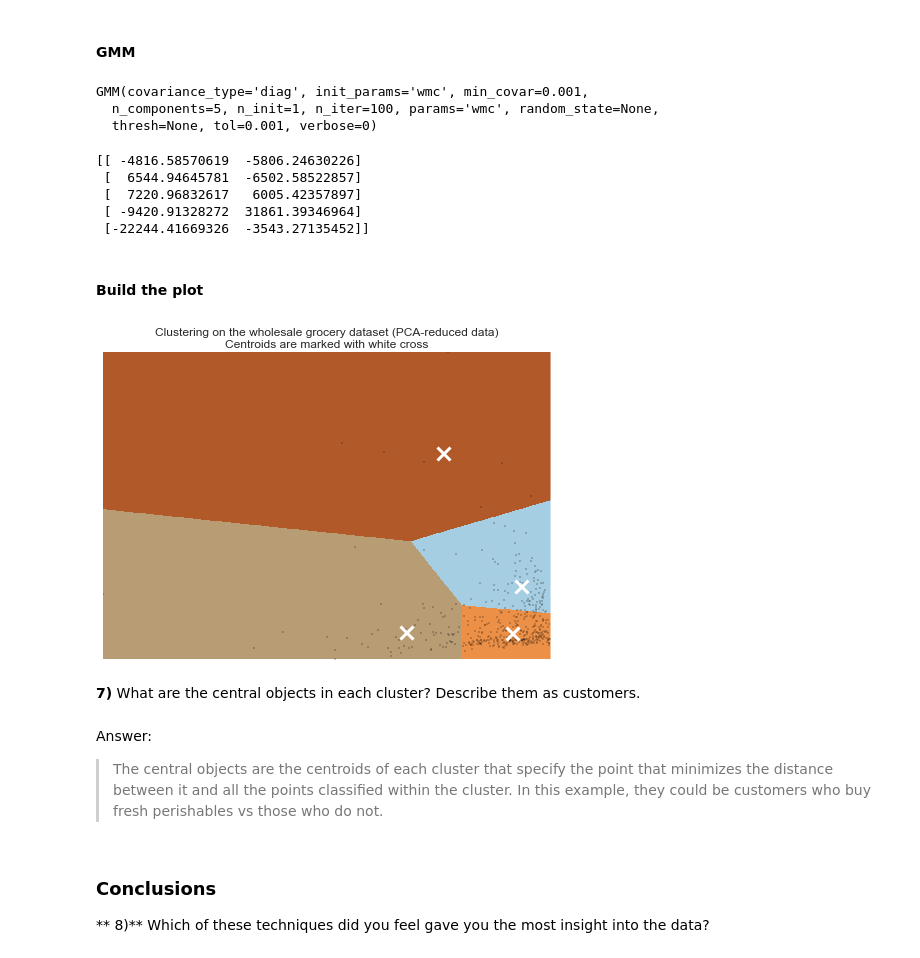
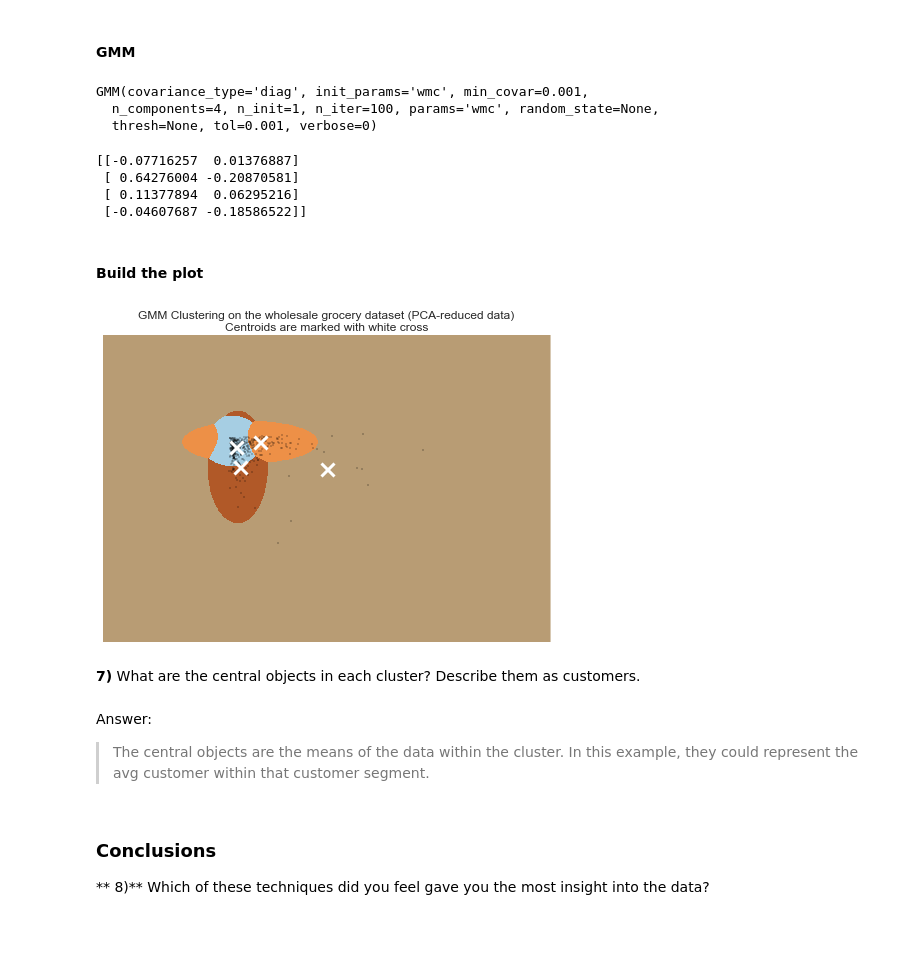
Before and after one commit to kcbighuge/p3-customer-segments, a Jupyter notebook: extras/customer_segments_editing.ipynb, the cells around one changed output. Saved outputs shown, nothing was run; the diff lists cells and outputs as text; code cells hidden in the pictures; blank space fills up the shorter version.

```diff
--- a/extras/customer_segments_editing.ipynb
+++ b/extras/customer_segments_editing.ipynb
@@ -98,6 +98,19 @@ Answer:
 - Delicatessen appears uncorrelated to other features.
 # %% [markdown]
 ### [PCA](http://scikit-learn.org/stable/modules/generated/sklearn.decomposition.PCA.html)
+# %%
+# scale data
+# http://scikit-learn.org/stable/modules/generated/sklearn.preprocessing.MinMaxScaler.html
+from sklearn.preprocessing import MinMaxScaler
+
+min_max_scaler = MinMaxScaler(feature_range=(0, 1), copy=True)
+
+# keep original unscaled data
+data_orig = data
+
+# fit and transform/scale the data
+data_scaled = min_max_scaler.fit_transform(data_orig)
+data = pd.DataFrame(data_scaled, columns=data_orig.columns)
 # %%
 # TODO: Apply PCA with the same number of dimensions as variables in the dataset
 from sklearn.decomposition import PCA
@@ -258,7 +297,7 @@ print centroids
 # %%
 # TODO: Implement your clustering algorithm here, and fit it to the reduced data for visualization
 # The visualizer below assumes your clustering object is named 'clusters'
-est = GMM(n_components=5, covariance_type='diag', random_state=None, thresh=None, tol=0.001, \
+est = GMM(n_components=4, covariance_type='diag', random_state=None, thresh=None, tol=0.001, \
           min_covar=0.001, n_iter=100, n_init=1, params='wmc', init_params='wmc', verbose=0)
 
 clusters = est.fit(reduced_data)
@@ -266,7 +305,7 @@ clusters = est.fit(reduced_data)
 print clusters
 # %% [output]
 GMM(covariance_type='diag', init_params='wmc', min_covar=0.001,
-  n_components=5, n_init=1, n_iter=100, params='wmc', random_state=None,
+  n_components=4, n_init=1, n_iter=100, params='wmc', random_state=None,
   thresh=None, tol=0.001, verbose=0)
 # %%
 # TODO: Find the centroids for KMeans or the cluster means for GMM
@@ -274,11 +313,10 @@ GMM(covariance_type='diag', init_params='wmc', min_covar=0.001,
 centroids = clusters.means_
 print centroids
 # %% [output]
-[[ -4816.58570619  -5806.24630226]
- [  6544.94645781  -6502.58522857]
- [  7220.96832617   6005.42357897]
- [ -9420.91328272  31861.39346964]
- [-22244.41669326  -3543.27135452]]
+[[-0.07716257  0.01376887]
+ [ 0.64276004 -0.20870581]
+ [ 0.11377894  0.06295216]
+ [-0.04607687 -0.18586522]]
 # %% [markdown]
 #### Build the plot
 # %%
@@ -294,31 +332,31 @@ Z = clusters.predict(np.c_[xx.ravel(), yy.ravel()])
 # %%
 # Put the result into a color plot
 Z = Z.reshape(xx.shape)
 plt.figure(1)
 plt.clf()
 plt.imshow(Z, interpolation='nearest',
            extent=(xx.min(), xx.max(), yy.min(), yy.max()),
            cmap=plt.cm.Paired,
            aspect='auto', origin='lower')
 
 plt.plot(reduced_data[:, 0], reduced_data[:, 1], 'k.', markersize=2)
 plt.scatter(centroids[:, 0], centroids[:, 1],
             marker='x', s=169, linewidths=3,
             color='w', zorder=10)
-plt.title('Clustering on the wholesale grocery dataset (PCA-reduced data)\n'
+plt.title('GMM Clustering on the wholesale grocery dataset (PCA-reduced data)\n'
           'Centroids are marked with white cross')
 plt.xlim(x_min, x_max)
 plt.ylim(y_min, y_max)
 plt.xticks(())
 plt.yticks(())
 plt.show()
 # %% [output]
-[figure, old version]
+[figure, new version]
 # %% [markdown]
 **7)** What are the central objects in each cluster? Describe them as customers.
 # %% [markdown]
 Answer:
-> The central objects are the centroids of each cluster that specify the point that minimizes the distance between it and all the points classified within the cluster. In this example, they could be customers who buy fresh perishables vs those who do not.
+> The central objects are the means of the data within the cluster. In this example, they could represent the avg customer within that customer segment.
 # %% [markdown]
 ### Conclusions
 
```
Also changed, not shown: parts of 11 cells of this notebook.
